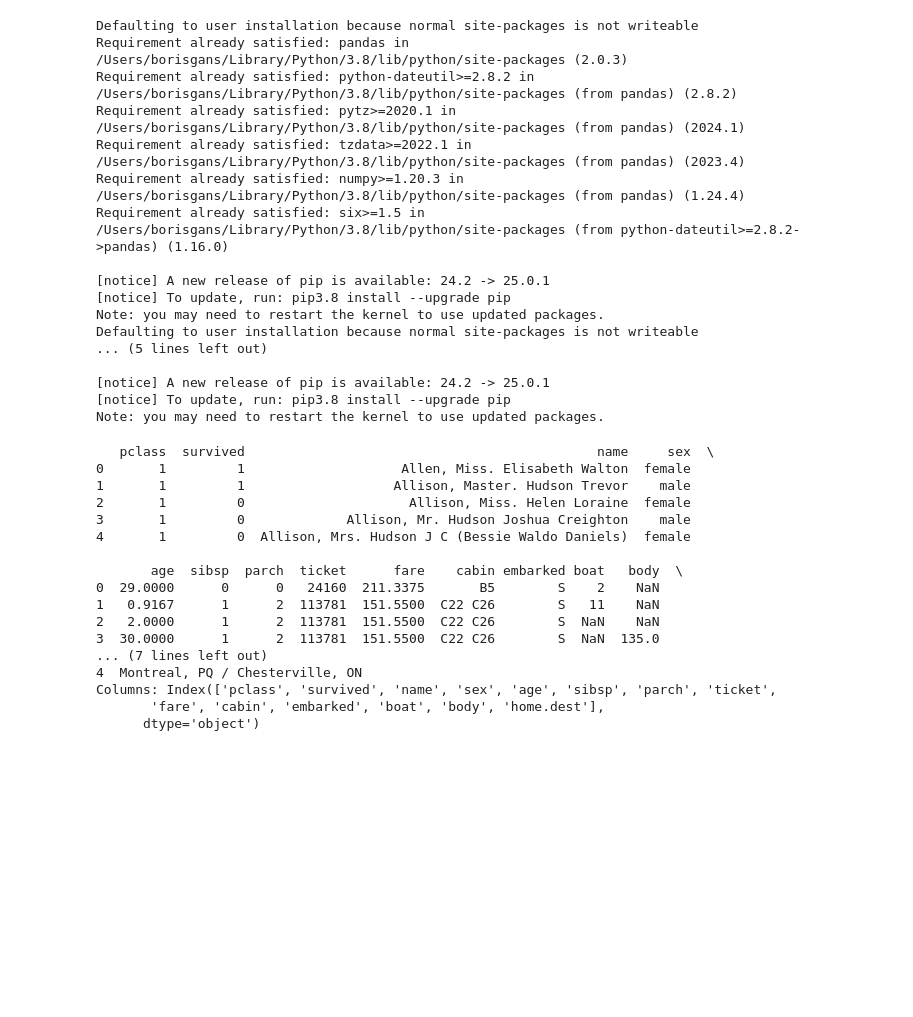
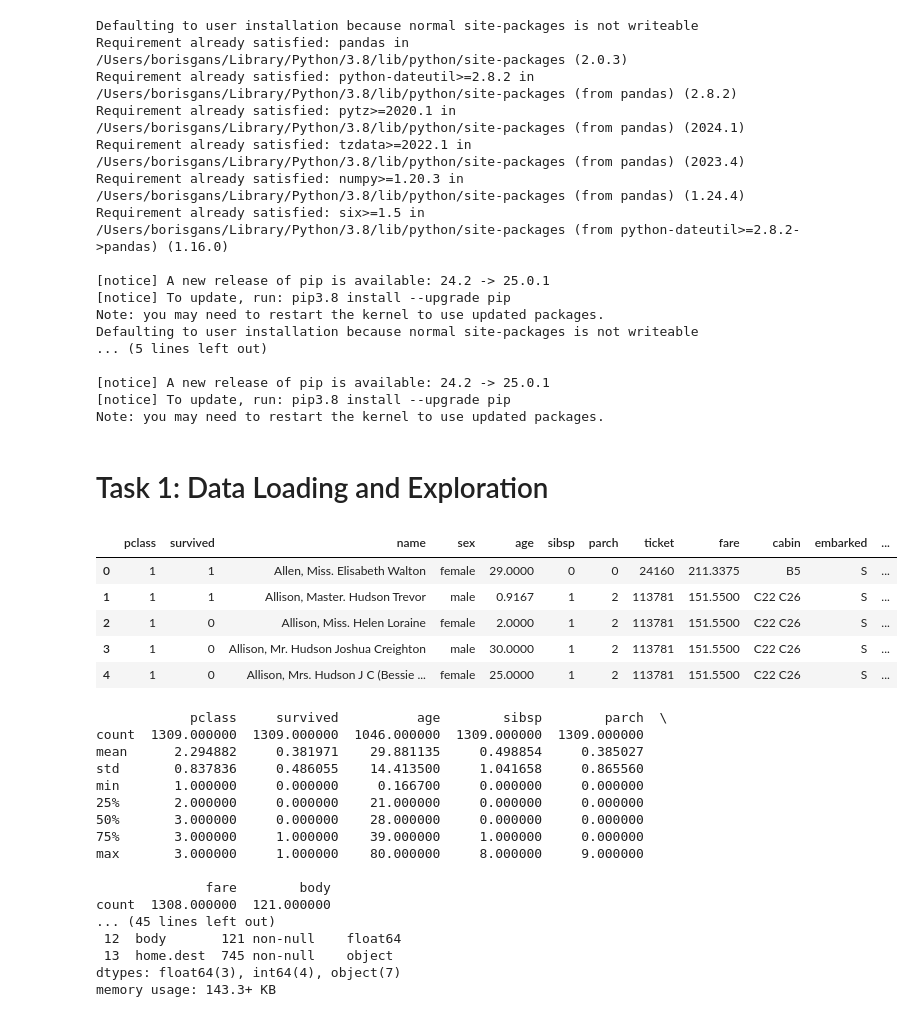
Before and after one commit to boris-gans/ML-fundamentals-2025, a Jupyter notebook: assignment_1_boris_gans.ipynb, the cells around one changed output. Drawn from its saved outputs; the diff is of its cells as text; code cells hidden in the pictures; blank space fills up the shorter version.

Commit message:
task 1 done

```diff
--- a/assignment_1_boris_gans.ipynb
+++ b/assignment_1_boris_gans.ipynb
@@ -25,22 +26,36 @@ import xlrd
+# %% [markdown]
+# Task 1: Data Loading and Exploration
+# %%
+data = pandas.read_excel("/Users/borisgans/Downloads/titanic3.xls")
+data.head()
+# %% [output]
+|  | pclass | survived | name | sex | age | sibsp | parch | ticket | fare | cabin | embarked | ... |
+| 0 | 1 | 1 | Allen, Miss. Elisabeth Walton | female | 29.0000 | 0 | 0 | 24160 | 211.3375 | B5 | S | ... |
+| 1 | 1 | 1 | Allison, Master. Hudson Trevor | male | 0.9167 | 1 | 2 | 113781 | 151.5500 | C22 C26 | S | ... |
+| 2 | 1 | 0 | Allison, Miss. Helen Loraine | female | 2.0000 | 1 | 2 | 113781 | 151.5500 | C22 C26 | S | ... |
+| 3 | 1 | 0 | Allison, Mr. Hudson Joshua Creighton | male | 30.0000 | 1 | 2 | 113781 | 151.5500 | C22 C26 | S | ... |
+| 4 | 1 | 0 | Allison, Mrs. Hudson J C (Bessie ... | female | 25.0000 | 1 | 2 | 113781 | 151.5500 | C22 C26 | S | ... |
 # %%
-data = pandas.read_excel("/Users/borisgans/Downloads/titanic3.xls")
-print(data.head())
-print(f"Columns: {data.columns}")
+
+print(data.describe())
+print(f"\nColumns: {data.columns}")
+
+print(f"\nData types:\n {data.dtypes}")
 # %% [output]
-   pclass  survived                                             name     sex  \
-0       1         1                    Allen, Miss. Elisabeth Walton  female
-1       1         1                   Allison, Master. Hudson Trevor    male
-2       1         0                     Allison, Miss. Helen Loraine  female
-3       1         0             Allison, Mr. Hudson Joshua Creighton    male
-4       1         0  Allison, Mrs. Hudson J C (Bessie Waldo Daniels)  female
+            pclass     survived          age        sibsp        parch  \
+count  1309.000000  1309.000000  1046.000000  1309.000000  1309.000000
+mean      2.294882     0.381971    29.881135     0.498854     0.385027
+std       0.837836     0.486055    14.413500     1.041658     0.865560
+min       1.000000     0.000000     0.166700     0.000000     0.000000
+25%       2.000000     0.000000    21.000000     0.000000     0.000000
+50%       3.000000     0.000000    28.000000     0.000000     0.000000
+75%       3.000000     1.000000    39.000000     1.000000     0.000000
+max       3.000000     1.000000    80.000000     8.000000     9.000000
 
-       age  sibsp  parch  ticket      fare    cabin embarked boat   body  \
-0  29.0000      0      0   24160  211.3375       B5        S    2    NaN
-1   0.9167      1      2  113781  151.5500  C22 C26        S   11    NaN
-2   2.0000      1      2  113781  151.5500  C22 C26        S  NaN    NaN
-3  30.0000      1      2  113781  151.5500  C22 C26        S  NaN  135.0
-... (7 lines left out)
-4  Montreal, PQ / Chesterville, ON
-Columns: Index(['pclass', 'survived', 'name', 'sex', 'age', 'sibsp', 'parch', 'ticket',
-       'fare', 'cabin', 'embarked', 'boat', 'body', 'home.dest'],
-      dtype='object')
+              fare        body
+count  1308.000000  121.000000
+... (45 lines left out)
+ 12  body       121 non-null    float64
+ 13  home.dest  745 non-null    object
+dtypes: float64(3), int64(4), object(7)
+memory usage: 143.3+ KB
```
Also changed, not shown: parts of 10 cells of this notebook.
